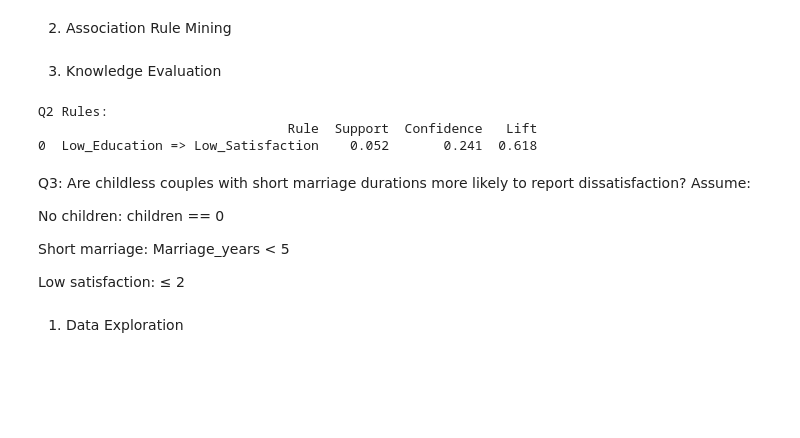
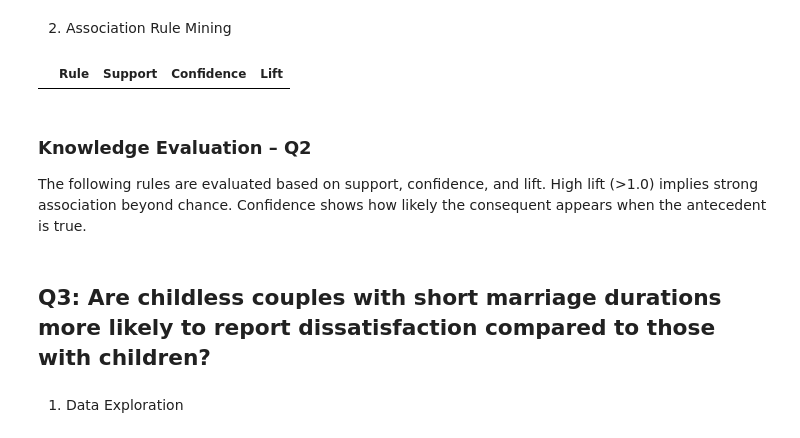
Before and after one commit to JiaJun0207/DataMiningAssignment, a Jupyter notebook: TT2L_G1.ipynb, the cells around one changed output. Cells and saved outputs as stored; diff of their text form; code cells hidden in the pictures; blank space fills up the shorter version.

```diff
--- a/TT2L_G1.ipynb
+++ b/TT2L_G1.ipynb
@@ -142,29 +151,17 @@ Name: count, dtype: int64
 # %% [markdown]
 2. Association Rule Mining
 # %%
-t_q2 = df.apply(lambda row: [x for x in ["Low_Satisfaction", "Low_Education", "Low_Econ"] if row[x]], axis=1)
-rules_q2 = mine_rules(t_q2)
+transactions_q2 = df.apply(lambda row: [x for x in ["High_Satisfaction", "Comm_High"] if row[x]], axis=1)
+rules_q2 = mine_rules(transactions_q1)
+rules_q2.sort_values(by="Lift", ascending=False).head()
+# %% [output]
+|  | Rule | Support | Confidence | Lift |
 # %% [markdown]
-3. Knowledge Evaluation
+### Knowledge Evaluation – Q2
+The following rules are evaluated based on support, confidence, and lift.
+High lift (>1.0) implies strong association beyond chance. Confidence shows how likely the consequent appears when the antecedent is true.
-# %%
-print("Q2 Rules:")
-if not rules_q2.empty:
-    print(rules_q2.sort_values(by="Lift", ascending=False).head())
-else:
-    print("No rules generated for Q2.")
-# %% [output]
-Q2 Rules:
-                                Rule  Support  Confidence   Lift
-0  Low_Education => Low_Satisfaction    0.052       0.241  0.618
 # %% [markdown]
-Q3: Are childless couples with short marriage durations more likely to report dissatisfaction?
-Assume:
-
-No children: children == 0
-
-Short marriage: Marriage_years < 5
-
-Low satisfaction: ≤ 2
+## Q3: Are childless couples with short marriage durations more likely to report dissatisfaction compared to those with children?
 # %% [markdown]
 1. Data Exploration
 # %%
```
Also changed, not shown: parts of 19 cells of this notebook.
